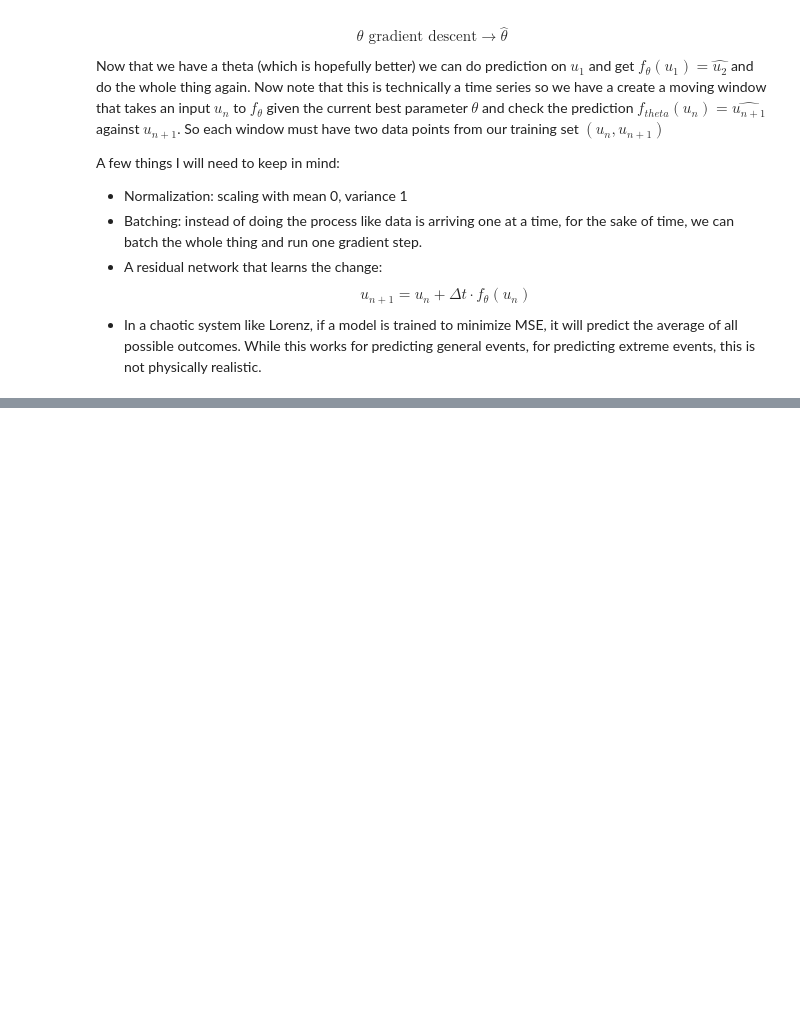
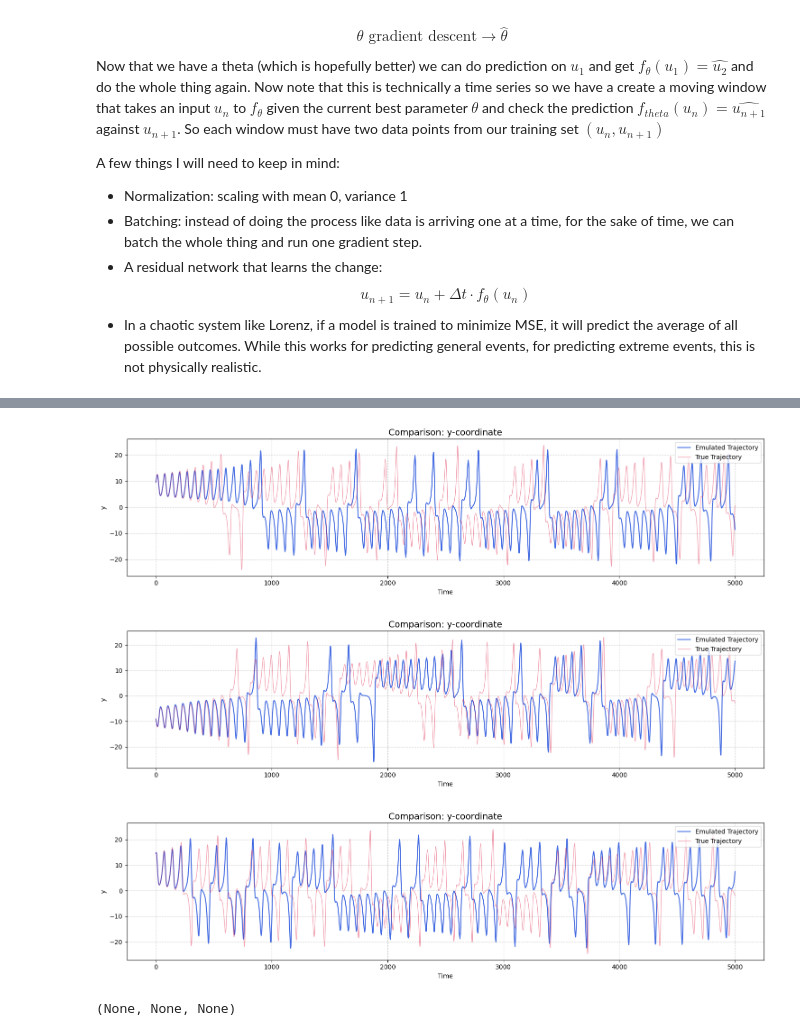
Before and after one commit to Sajidbm/Climate-Modeling, a Jupyter notebook: neuralNetapprox.ipynb, the cells around one changed output, grey strips where cells are left out. Drawn from its saved outputs; the diff is of its cells as text; code cells hidden in the pictures; blank space fills up the shorter version.

```diff
--- a/neuralNetapprox.ipynb
+++ b/neuralNetapprox.ipynb
@@ -151,0 +213,8 @@ plt.semilogy(train_loss_history)
+# %%
+# 3 different initial conditions for y axis
+plot_coordinate_comparison(1, emulated_traj[0], testing_set[0]), plot_coordinate_comparison(1, emulated_traj[1], testing_set[1]), plot_coordinate_comparison(1, emulated_traj[2], testing_set[2])
+# %% [output]
+[figure, added]
+[figure, added]
+[figure, added]
+(None, None, None)
```
Also changed, not shown: parts of 11 cells of this notebook, 2 other files.
